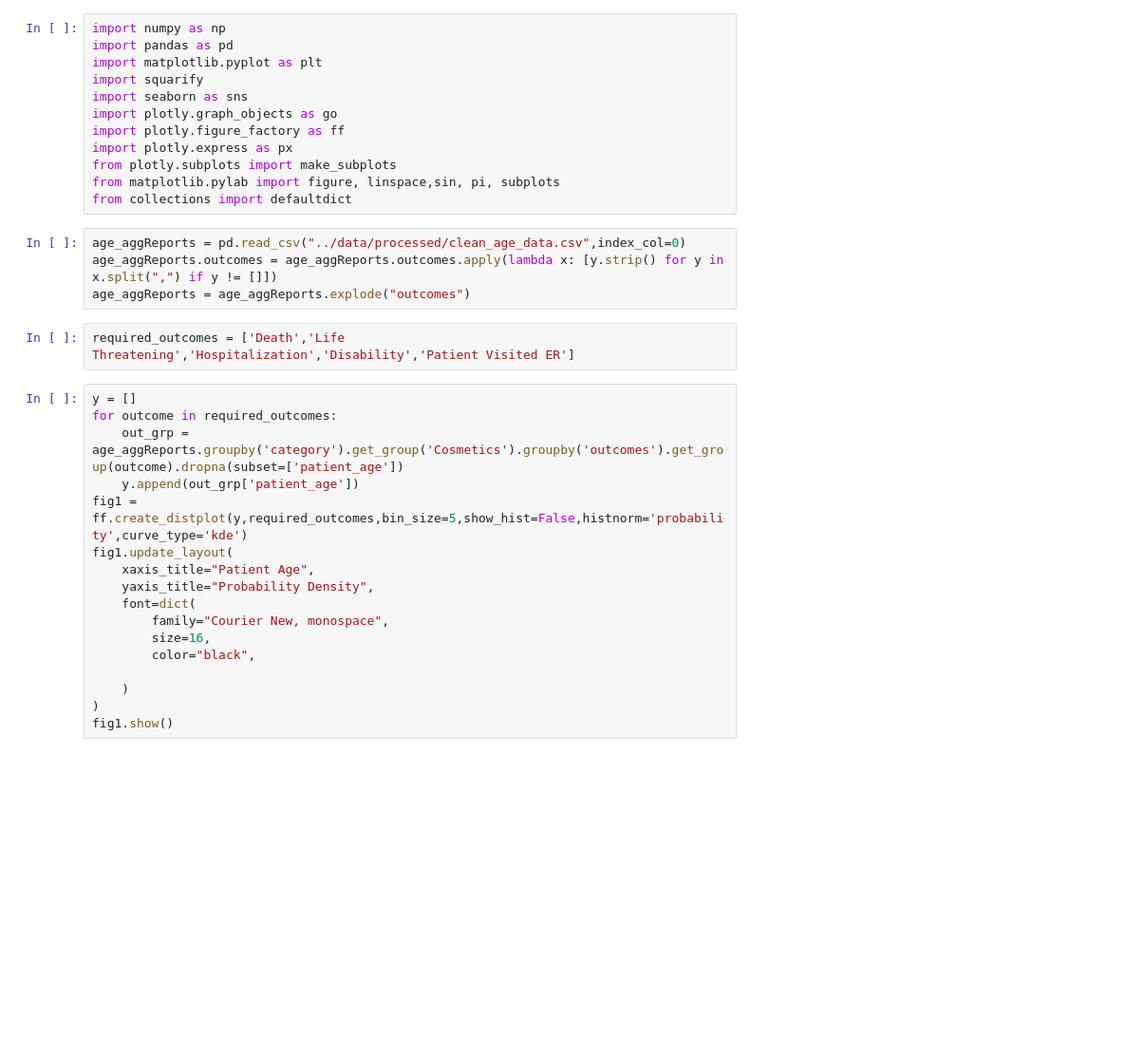
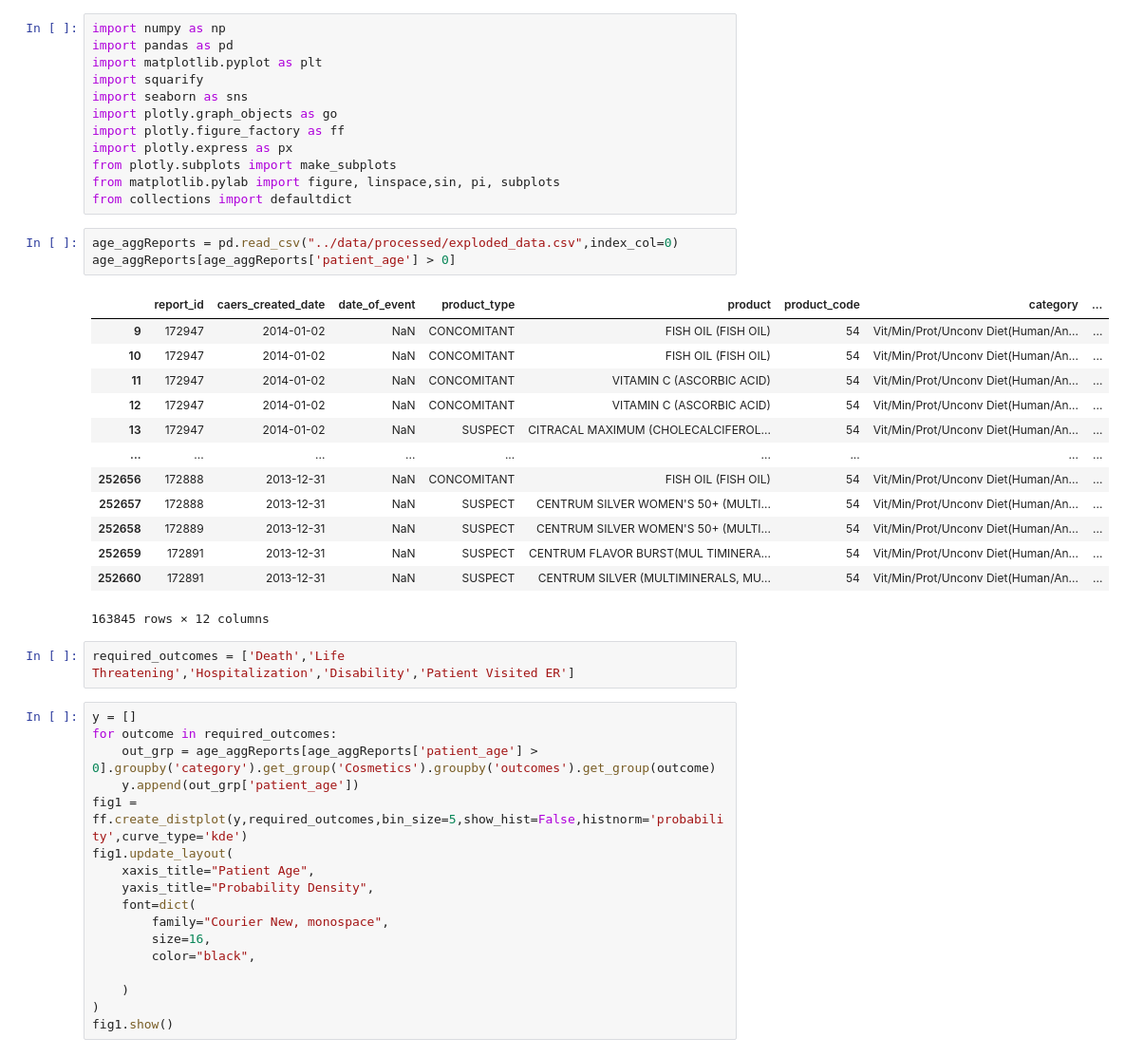
Before and after one commit to AdityaR-Bits/adverse_food_events_analysis-1, a Jupyter notebook: notebooks/age_outcomes.ipynb, the cells around one changed output. Shown at 95% size. Drawn from its saved outputs; the diff is of its cells as text; blank space fills up the shorter version.

```diff
--- a/notebooks/age_outcomes.ipynb
+++ b/notebooks/age_outcomes.ipynb
@@ -11,15 +11,28 @@ from plotly.subplots import make_subplots
 from matplotlib.pylab import figure, linspace,sin, pi, subplots
 from collections import defaultdict
 # %%
-age_aggReports = pd.read_csv("../data/processed/clean_age_data.csv",index_col=0)
-age_aggReports.outcomes = age_aggReports.outcomes.apply(lambda x: [y.strip() for y in x.split(",") if y != []])
-age_aggReports = age_aggReports.explode("outcomes")
+age_aggReports = pd.read_csv("../data/processed/exploded_data.csv",index_col=0)
+age_aggReports[age_aggReports['patient_age'] > 0]
+# %% [output]
+|  | report_id | caers_created_date | date_of_event | product_type | product | product_code | category | ... |
+| 9 | 172947 | 2014-01-02 | NaN | CONCOMITANT | FISH OIL (FISH OIL) | 54 | Vit/Min/Prot/Unconv Diet(Human/An... | ... |
+| 10 | 172947 | 2014-01-02 | NaN | CONCOMITANT | FISH OIL (FISH OIL) | 54 | Vit/Min/Prot/Unconv Diet(Human/An... | ... |
+| 11 | 172947 | 2014-01-02 | NaN | CONCOMITANT | VITAMIN C (ASCORBIC ACID) | 54 | Vit/Min/Prot/Unconv Diet(Human/An... | ... |
+| 12 | 172947 | 2014-01-02 | NaN | CONCOMITANT | VITAMIN C (ASCORBIC ACID) | 54 | Vit/Min/Prot/Unconv Diet(Human/An... | ... |
+| 13 | 172947 | 2014-01-02 | NaN | SUSPECT | CITRACAL MAXIMUM (CHOLECALCIFEROL... | 54 | Vit/Min/Prot/Unconv Diet(Human/An... | ... |
+| ... | ... | ... | ... | ... | ... | ... | ... | ... |
+| 252656 | 172888 | 2013-12-31 | NaN | CONCOMITANT | FISH OIL (FISH OIL) | 54 | Vit/Min/Prot/Unconv Diet(Human/An... | ... |
+| 252657 | 172888 | 2013-12-31 | NaN | SUSPECT | CENTRUM SILVER WOMEN'S 50+ (MULTI... | 54 | Vit/Min/Prot/Unconv Diet(Human/An... | ... |
+| 252658 | 172889 | 2013-12-31 | NaN | SUSPECT | CENTRUM SILVER WOMEN'S 50+ (MULTI... | 54 | Vit/Min/Prot/Unconv Diet(Human/An... | ... |
+| 252659 | 172891 | 2013-12-31 | NaN | SUSPECT | CENTRUM FLAVOR BURST(MUL TIMINERA... | 54 | Vit/Min/Prot/Unconv Diet(Human/An... | ... |
+| 252660 | 172891 | 2013-12-31 | NaN | SUSPECT | CENTRUM SILVER (MULTIMINERALS, MU... | 54 | Vit/Min/Prot/Unconv Diet(Human/An... | ... |
+163845 rows × 12 columns
 # %%
 required_outcomes = ['Death','Life Threatening','Hospitalization','Disability','Patient Visited ER']
 # %%
 y = []
 for outcome in required_outcomes:
-    out_grp = age_aggReports.groupby('category').get_group('Cosmetics').groupby('outcomes').get_group(outcome).dropna(subset=['patient_age'])
+    out_grp = age_aggReports[age_aggReports['patient_age'] > 0].groupby('category').get_group('Cosmetics').groupby('outcomes').get_group(outcome)
     y.append(out_grp['patient_age'])
 fig1 = ff.create_distplot(y,required_outcomes,bin_size=5,show_hist=False,histnorm='probability',curve_type='kde')
 fig1.update_layout(
```
Also changed, not shown: parts of 1 cell of this notebook, 1 other file.
